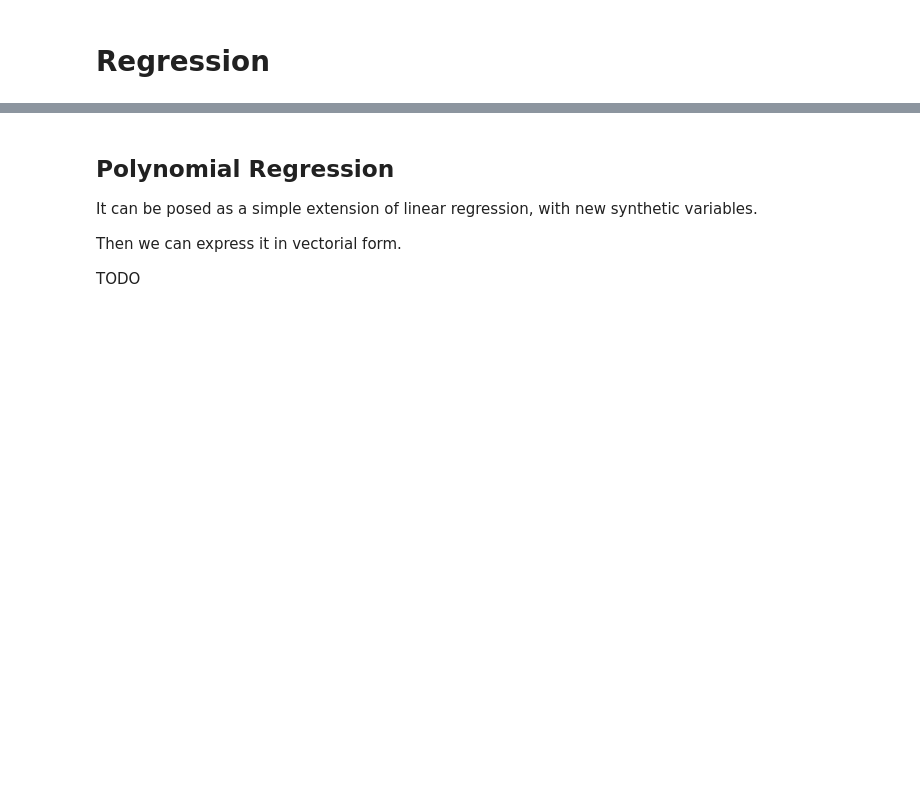
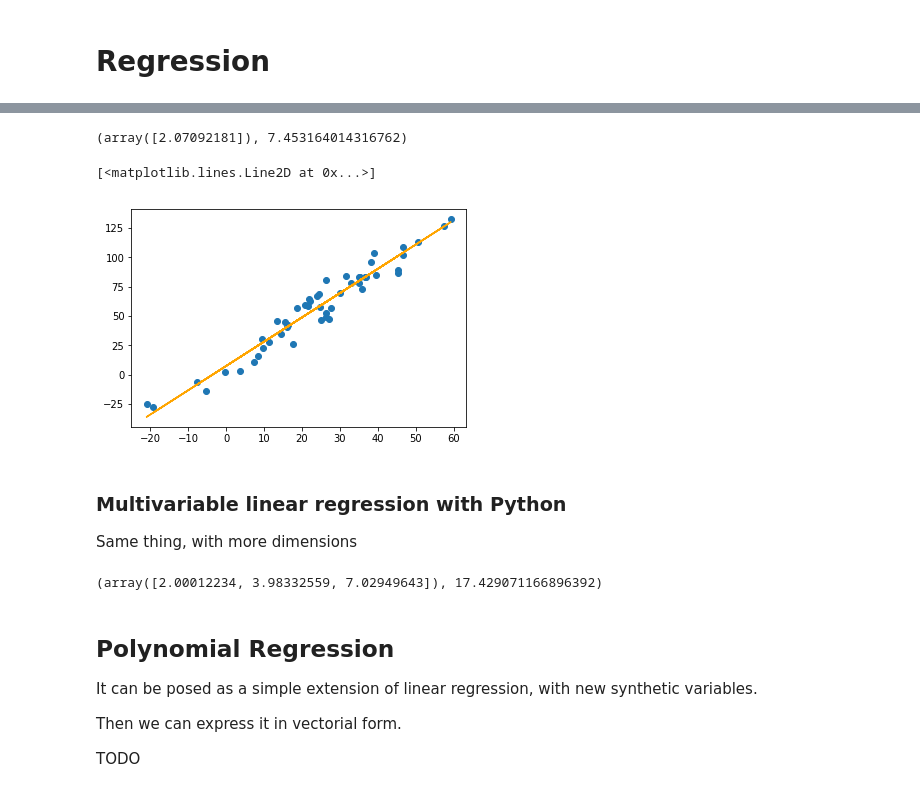
Before and after one commit to danimateos/numerical_methods, a Jupyter notebook: section-05.ipynb, the cells around one changed output, grey strips where cells are left out. Cells and saved outputs as stored; diff of their text form; code cells hidden in the pictures; blank space fills up the shorter version.

```diff
--- a/section-05.ipynb
+++ b/section-05.ipynb
@@ -35,3 +58,35 @@ TODO
+# %%
+lm = LinearRegression()
+lm.fit(xs.reshape(-1,1), ys)
+
+lm.coef_, lm.intercept_
+# %% [output]
+(array([2.07092181]), 7.453164014316762)
+# %%
+plt.scatter(xs, ys);
+plt.plot(xs, lm.predict(xs.reshape(-1,1)), c='Orange')
+# %% [output]
+[<matplotlib.lines.Line2D at 0x...>]
+[figure, added]
+# %% [markdown]
+### Multivariable linear regression with Python
+
+Same thing, with more dimensions
+# %%
+# Create random input points
+npoints = 50
+ndims = 3
+xs = 20 *  np.random.randn(npoints, ndims) + 30
+ys = 2 * xs[:, 0] + 10 +\
+     4 * xs[:, 1] - 15 +\
+     7 * xs[:, 2] + 23 + np.random.randn(npoints) * 10
+
+lm = LinearRegression()
+lm.fit(xs, ys)
+
+lm.coef_, lm.intercept_
+# %% [output]
+(array([2.00012234, 3.98332559, 7.02949643]), 17.429071166896392)
 # %% [markdown]
 ## Polynomial Regression
 
```
Also changed, not shown: parts of 27 cells of this notebook, 6 other files.
